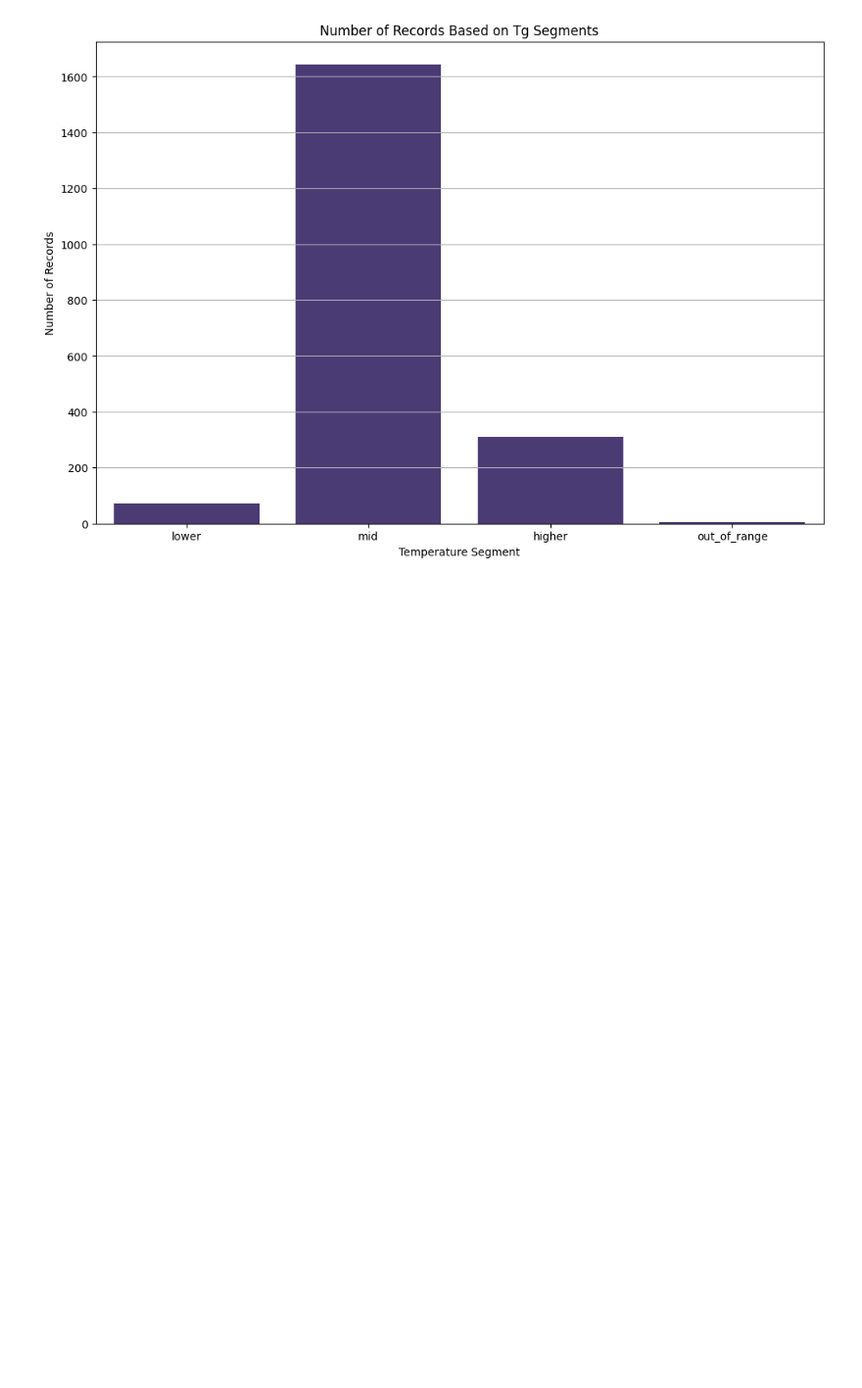
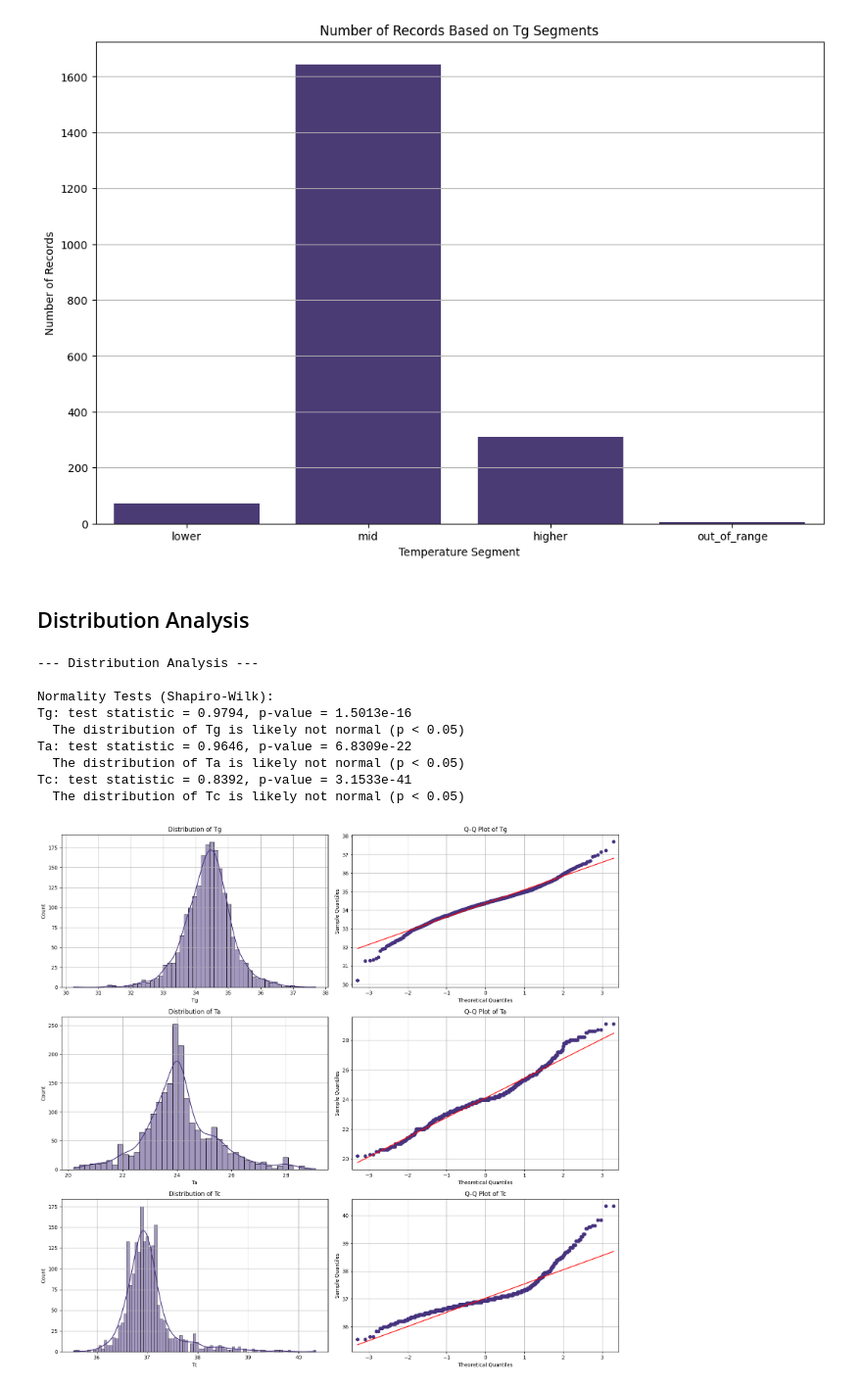
Before and after one commit to woaine/calcifer, a Jupyter notebook: notebooks/eda.ipynb, the cells around one changed output. Shown at 98% size. Drawn from its saved outputs; the diff is of its cells as text; code cells hidden in the pictures; blank space fills up the shorter version.

Commit message:
feat: analyze the distributions of each variable

```diff
--- a/notebooks/eda.ipynb
+++ b/notebooks/eda.ipynb
@@ -133,3 +142,54 @@ plt.savefig('../reports/figures/number_of_records_based_on_tg_segments.png', dpi
 plt.show()
 # %% [output]
 [figure]
+# %% [markdown]
+## Distribution Analysis
+# %%
+# Analyze the distributions of each variable
+def distribution_analysis(df):
+    print("\n--- Distribution Analysis ---")
+
+    fig, axes = plt.subplots(3, 2, figsize=(16, 15))
+    variables = ['Tg', 'Ta', 'Tc']
+
+    for i, var in enumerate(variables):
+        # Histogram
+        sns.histplot(df[var], kde=True, ax=axes[i, 0])
+        axes[i, 0].set_title(f'Distribution of {var}')
+        axes[i, 0].set_xlabel(var)
+
+        # QQ plot
+        qqplot(df[var], line='s', ax=axes[i, 1])
+        axes[i, 1].set_title(f'Q-Q Plot of {var}')
+
+    plt.tight_layout()
+
+    # Statistical tests for normality
+    print("\nNormality Tests (Shapiro-Wilk):")
+    for var in variables:
+        # For large datasets, take a sample
+        sample = df[var].sample(min(5000, len(df)))
+        stat, p = stats.shapiro(sample)
+        print(f"{var}: test statistic = {stat:.4f}, p-value = {p:.4e}")
+        if p < 0.05:
+            print(f"  The distribution of {var} is likely not normal (p < 0.05)")
+        else:
+            print(f"  The distribution of {var} appears to be normal (p >= 0.05)")
+
+    # Save the figure automatically to the specified directory
+    plt.savefig('../reports/figures/distributions_of_each_variable.png', dpi=300, bbox_inches='tight')
+
+    plt.show()
+# %%
+distribution_analysis(external)
+# %% [output]
+--- Distribution Analysis ---
+
+Normality Tests (Shapiro-Wilk):
+Tg: test statistic = 0.9794, p-value = 1.5013e-16
+  The distribution of Tg is likely not normal (p < 0.05)
+Ta: test statistic = 0.9646, p-value = 6.8309e-22
+  The distribution of Ta is likely not normal (p < 0.05)
+Tc: test statistic = 0.8392, p-value = 3.1533e-41
+  The distribution of Tc is likely not normal (p < 0.05)
+[figure, added]
```
Also changed, not shown: parts of 5 cells of this notebook, 1 other file.
